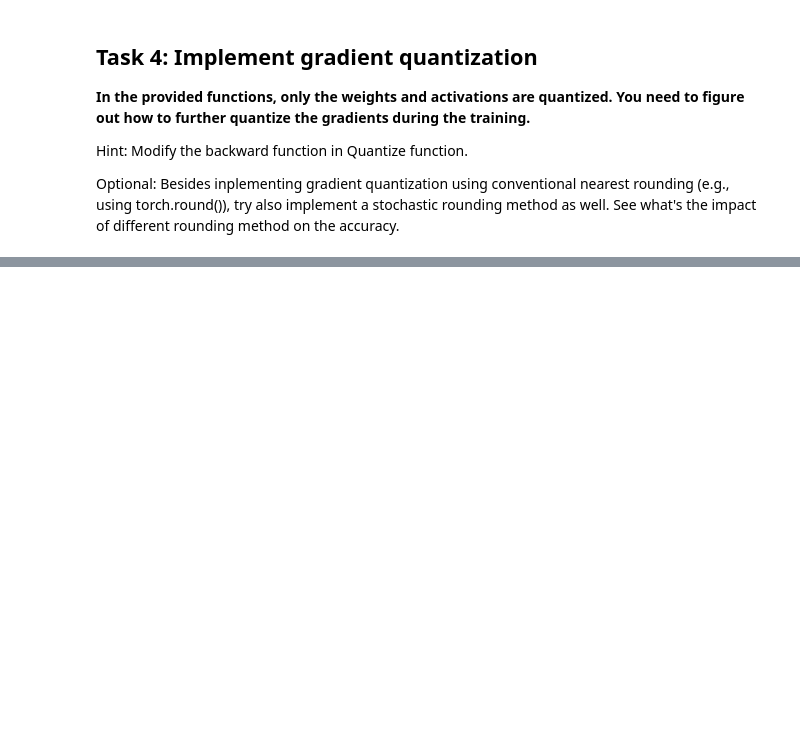
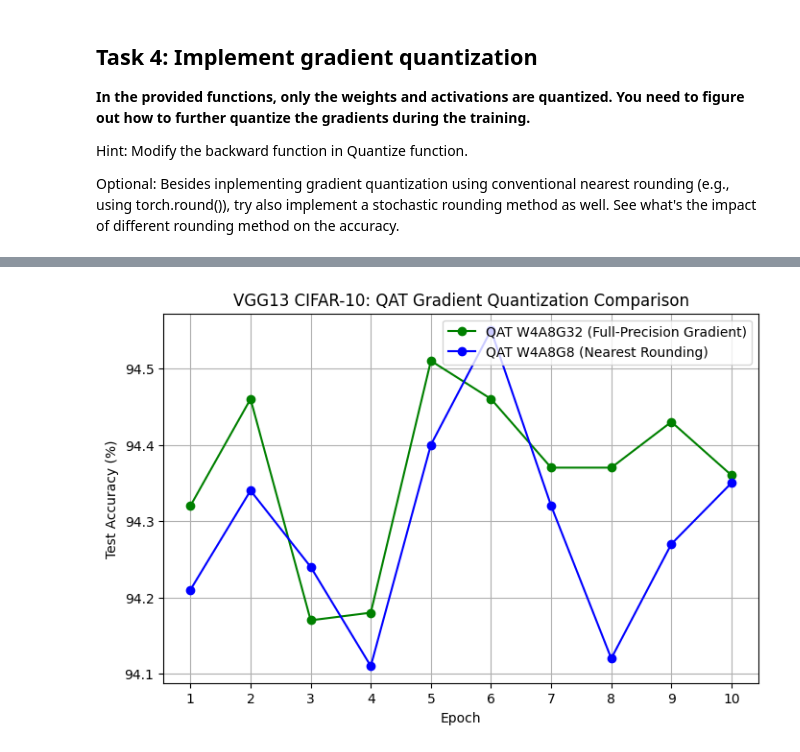
Before and after one commit to Braveenan/CSCI8440_Efficient_Deep_Learning, a Jupyter notebook: Assignment2/Lab_quantization.ipynb, the cells around one changed output, grey strips where cells are left out. Cells and saved outputs as stored; diff of their text form; code cells hidden in the pictures; blank space fills up the shorter version.

```diff
--- a/Assignment2/Lab_quantization.ipynb
+++ b/Assignment2/Lab_quantization.ipynb
@@ -771,3 +882,22 @@ print(results_df)
 Hint: Modify the backward function in Quantize function.
 
 Optional: Besides inplementing gradient quantization using conventional nearest rounding (e.g., using torch.round()), try also implement a stochastic rounding method as well. See what's the impact of different rounding method on the accuracy.
+# %%
+# Created by: Braveenan Sritharan
+# Date: October 28, 2026
+# Fine-tune VGG13 using W4A8G8 QAT with 8-bit gradients and display accuracy.
+
+weight_bit = 4
+activation_bit = 8
+grad_bit = 8
+
+accuracy_before_g8, accuracy_qat_g8, test_accuracies_g8 = main_QAT(
+    weight_bit=weight_bit,
+    activation_bit=activation_bit,
+    grad_bit=grad_bit,
+    epochs=10,
+    lr=0.001
+)
+
+print(f"\nPTQ W4A8 Accuracy: {accuracy_before_g8:.4f}%")
+print(f"QAT W4A8G8 Accuracy: {accuracy_qat_g8:.4f}%")
@@ -773,0 +922,59 @@ Optional: Besides inplementing gradient quantization using conventional nearest
+# %%
+# Created by: Braveenan Sritharan
+# Date: October 28, 2026
+# Compare QAT test accuracy with full-precision (32-bit) and quantized (8-bit) gradients.
+
+os.makedirs("results", exist_ok=True)
+
+epochs_list_g8 = list(range(1, len(test_accuracies_g8)))
+
+accuracies_g32 = test_accuracies[1:]
+accuracies_g8 = test_accuracies_g8[1:]
+
+plt.figure(figsize=(8, 5))
+
+plt.plot(
+    epochs_list_g8,
+    accuracies_g32,
+    marker='o',
+    color='green',
+    label='QAT W4A8G32 (Full-Precision Gradient)'
+)
+
+plt.plot(
+    epochs_list_g8,
+    accuracies_g8,
+    marker='o',
+    color='blue',
+    label='QAT W4A8G8 (Nearest Rounding)'
+)
+
+plt.xlabel("Epoch")
+plt.ylabel("Test Accuracy (%)")
+plt.title("VGG13 CIFAR-10: QAT Gradient Quantization Comparison")
+plt.xticks(epochs_list_g8)
+plt.grid(True)
+plt.legend()
+
+plt.savefig(
+    "results/3_qat_gradient_quantization_accuracy.png",
+    dpi=300,
+    bbox_inches='tight'
+)
+
+plt.show()
+
+results_df_g8 = pd.DataFrame({
+    "Epoch": epochs_list_g8,
+    "QAT W4A8G32 Test Accuracy (%)": accuracies_g32,
+    "QAT W4A8G8 Test Accuracy (%)": accuracies_g8
+})
+
+results_df_g8.to_csv(
+    "results/3_qat_gradient_quantization_accuracy.csv",
+    index=False
+)
+
+print(results_df_g8)
+# %% [output]
+[figure, added]
```
Also changed, not shown: parts of 13 cells of this notebook, 6 other files.
